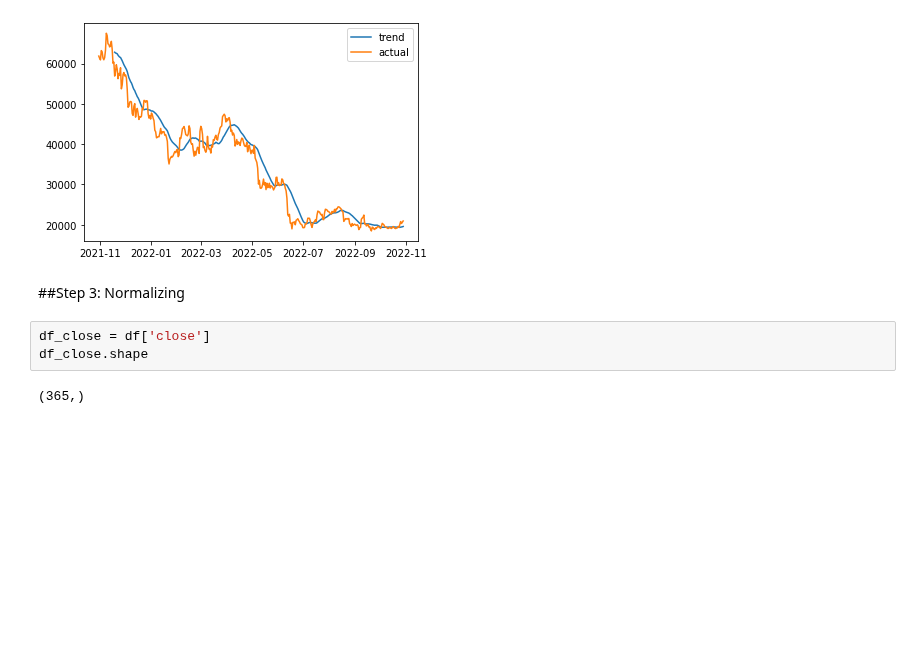
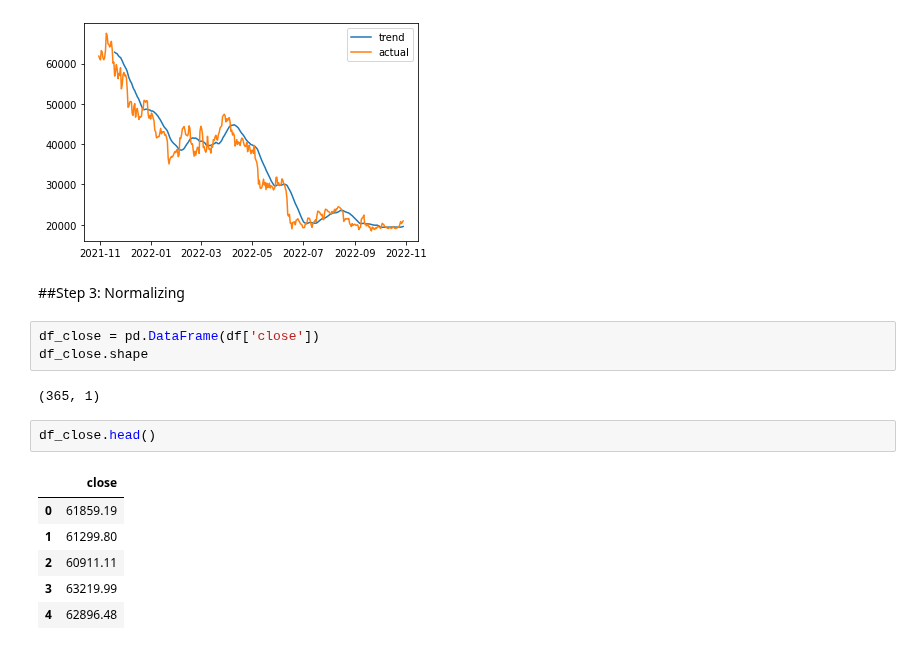
Before and after one commit to huy2212/bitcoin_price_prediction, a Jupyter notebook: XG_BOOST.ipynb, the cells around one changed output. Saved outputs shown, nothing was run; the diff lists cells and outputs as text; blank space fills up the shorter version.

```diff
--- a/XG_BOOST.ipynb
+++ b/XG_BOOST.ipynb
@@ -70,10 +69,19 @@ plt.legend()
 # %% [markdown]
 ##Step 3: Normalizing
 # %%
-df_close = df['close']
+df_close = pd.DataFrame(df['close'])
 df_close.shape
 # %% [output]
-(365,)
+(365, 1)
+# %%
+df_close.head()
+# %% [output]
+|  | close |
+| 0 | 61859.19 |
+| 1 | 61299.80 |
+| 2 | 60911.11 |
+| 3 | 63219.99 |
+| 4 | 62896.48 |
 # %%
 scaler = MinMaxScaler(feature_range = (0, 1))
 df_close = scaler.fit_transform(np.array(df_close).reshape(-1, 1))
```
Also changed, not shown: parts of 13 cells of this notebook.
